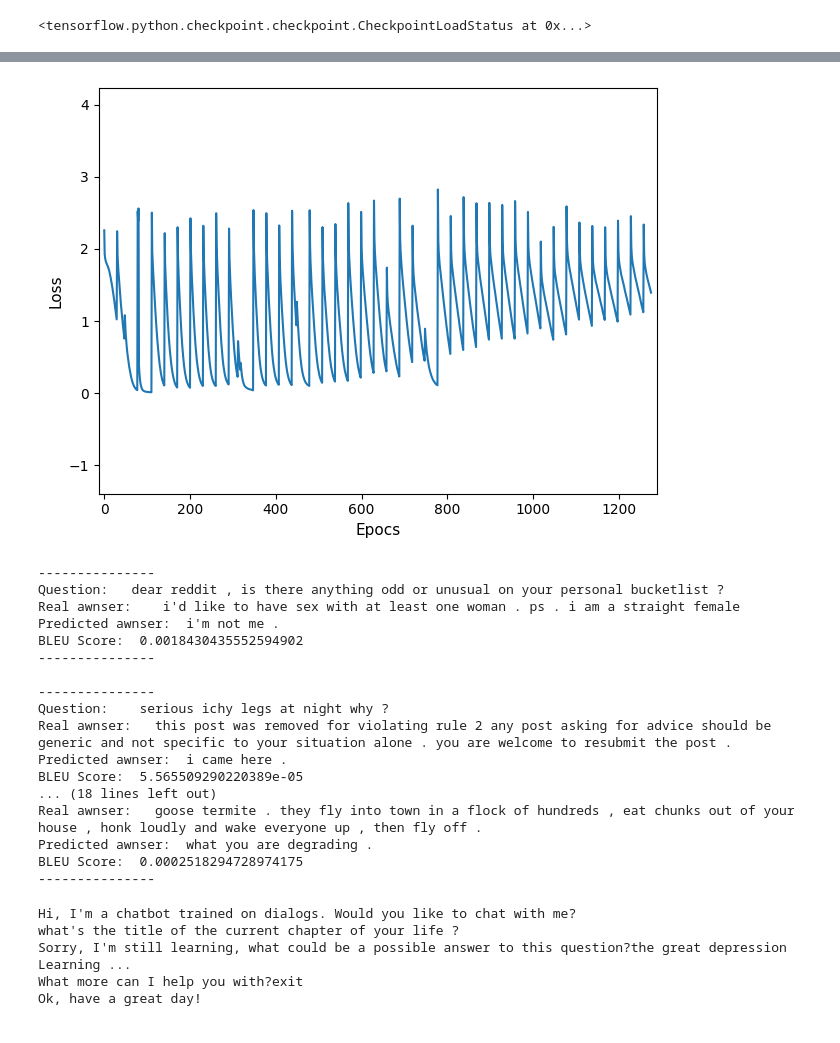
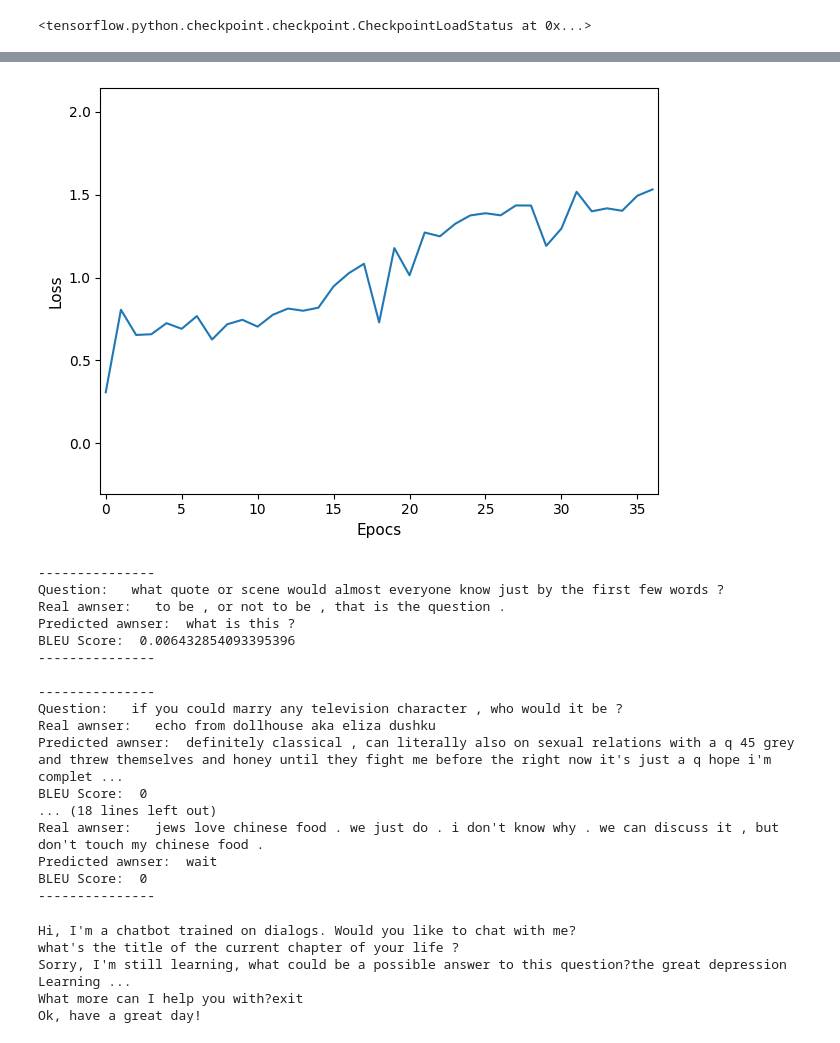
Before and after one commit to cris-scheib/nlp-continual-learning, a Jupyter notebook: TCCII/TCC.ipynb, the cells around one changed output, grey strips where cells are left out. Drawn from its saved outputs; the diff is of its cells as text; code cells hidden in the pictures.

Commit message:
Updating the plot

```diff
--- a/TCCII/TCC.ipynb
+++ b/TCCII/TCC.ipynb
@@ -643,16 +645,20 @@ Predicted precision: 3.98712158203125
 # %%
 #Ploting loss
-loss_file = open("loss.txt", "r")
+loss_file = open("old_tests/loss_64.txt", "r")
 data = loss_file.read()
 data_loss_list = data.split("\n")
 loss_file.close()
 
 data_loss_list = [i for i in data_loss_list if i]
 data_loss = [float(i) for i in data_loss_list]
 
-plot_loss(data_loss)
+data_loss_mean = list()
+for i in range(int(len(data_loss_list)/ 30)):
+    data_loss_mean.append(mean(data_loss[i*30:(i*30)+30]))
+
+plot_loss(data_loss_mean)
 # %% [output]
-[figure, old version]
+[figure, new version]
 # %%
 questions, answers = create_dataset(num_examples=None)
 
@@ -668,21 +674,21 @@ for i in range(5):
     print('---------------')
 # %% [output]
 ---------------
-Question:   dear reddit , is there anything odd or unusual on your personal bucketlist ?
-Real awnser:    i'd like to have sex with at least one woman . ps . i am a straight female
-Predicted awnser:  i'm not me .
-BLEU Score:  0.0018430435552594902
+Question:   what quote or scene would almost everyone know just by the first few words ?
+Real awnser:   to be , or not to be , that is the question .
+Predicted awnser:  what is this ?
+BLEU Score:  0.006432854093395396
 ---------------
 
 ---------------
-Question:    serious ichy legs at night why ?
-Real awnser:   this post was removed for violating rule 2 any post asking for advice should be generic and not specific to your situation alone . you are welcome to resubmit the post .
-Predicted awnser:  i came here .
-BLEU Score:  5.565509290220389e-05
+Question:   if you could marry any television character , who would it be ?
+Real awnser:   echo from dollhouse aka eliza dushku
+Predicted awnser:  definitely classical , can literally also on sexual relations with a q 45 grey and threw themselves and honey until they fight me before the right now it's just a q hope i'm complet ...
+BLEU Score:  0
 ... (18 lines left out)
-Real awnser:   goose termite . they fly into town in a flock of hundreds , eat chunks out of your house , honk loudly and wake everyone up , then fly off .
-Predicted awnser:  what you are degrading .
-BLEU Score:  0.0002518294728974175
+Real awnser:   jews love chinese food . we just do . i don't know why . we can discuss it , but don't touch my chinese food .
+Predicted awnser:  wait
+BLEU Score:  0
 ---------------
 # %%
 class Chatbot:
```
Also changed, not shown: parts of 5 cells of this notebook.
